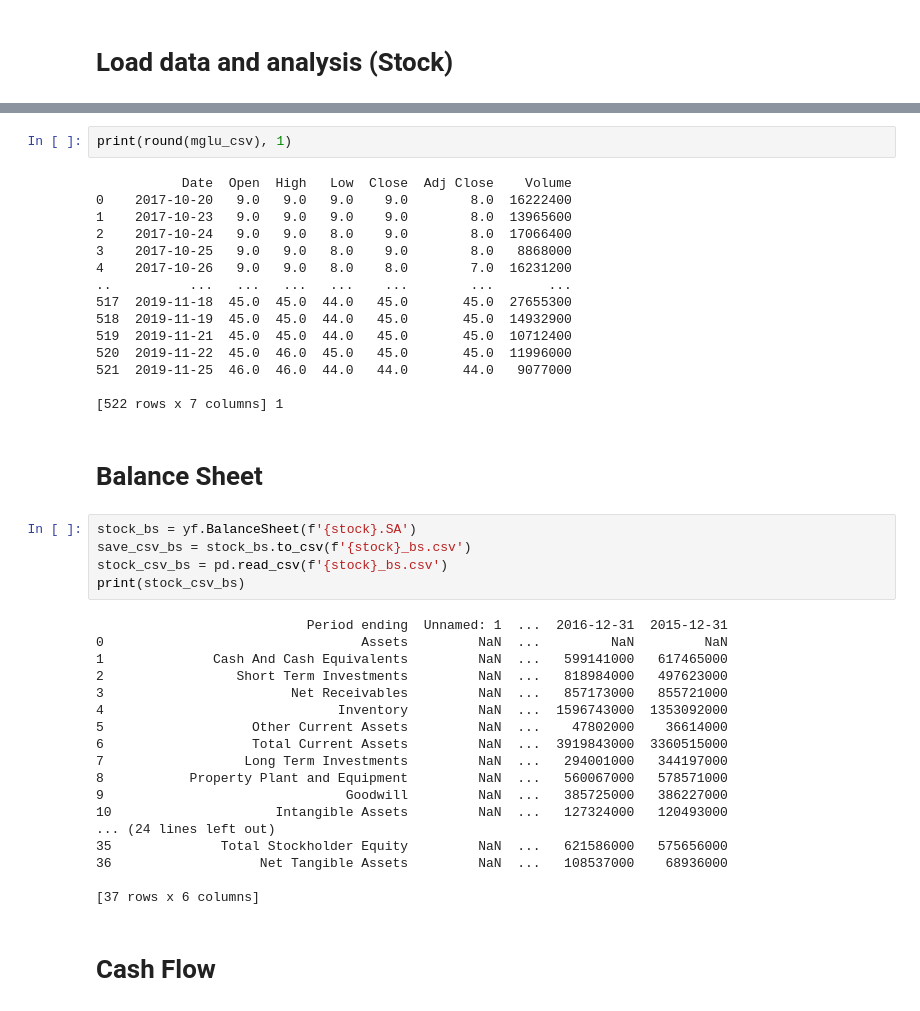
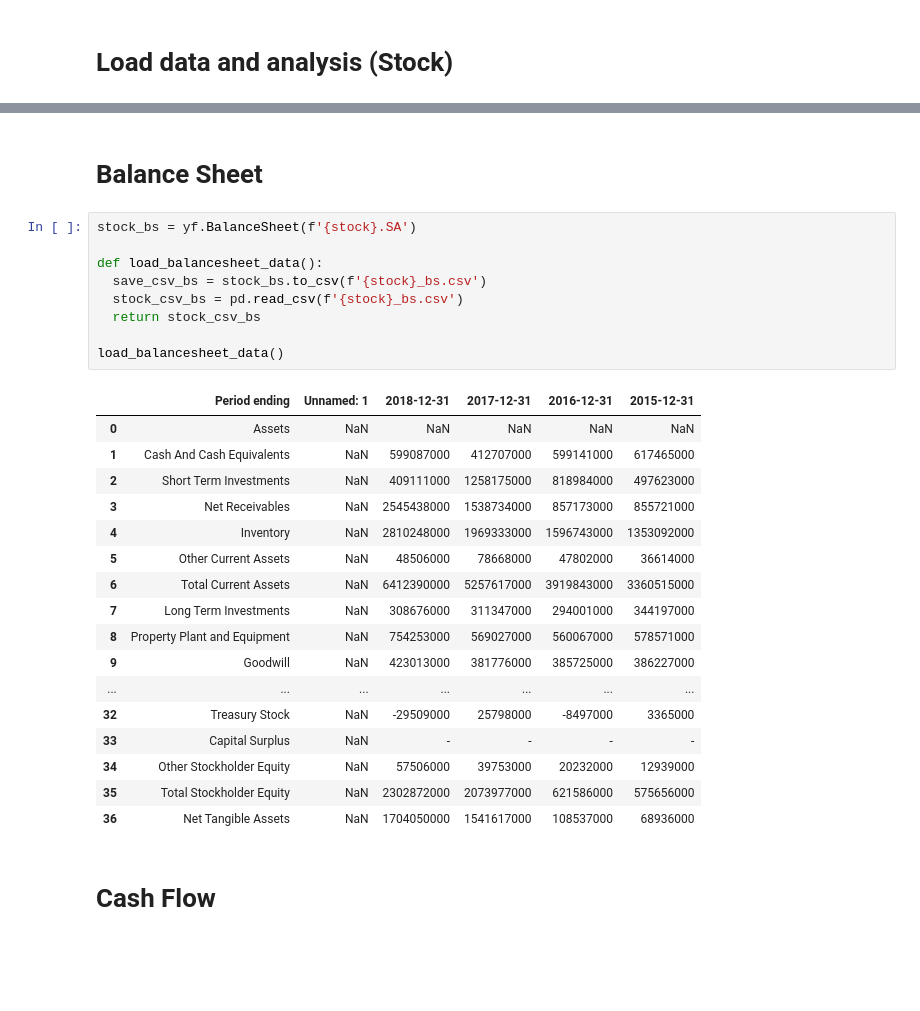
Before and after one commit to scsin/-stock_analysis, a Jupyter notebook: mglu.ipynb, the cells around one changed output, grey strips where cells are left out. Cells and saved outputs as stored; diff of their text form; blank space fills up the shorter version.

Commit message:
update def mglu3

```diff
--- a/mglu.ipynb
+++ b/mglu.ipynb
@@ -88,45 +78,32 @@ max     48.1   48.8   44.9   47.2       47.2  90320800.0
-# %%
-print(round(mglu_csv), 1)
-# %% [output]
-           Date  Open  High   Low  Close  Adj Close    Volume
-0    2017-10-20   9.0   9.0   9.0    9.0        8.0  16222400
-1    2017-10-23   9.0   9.0   9.0    9.0        8.0  13965600
-2    2017-10-24   9.0   9.0   8.0    9.0        8.0  17066400
-3    2017-10-25   9.0   9.0   8.0    9.0        8.0   8868000
-4    2017-10-26   9.0   9.0   8.0    8.0        7.0  16231200
-..          ...   ...   ...   ...    ...        ...       ...
-517  2019-11-18  45.0  45.0  44.0   45.0       45.0  27655300
-518  2019-11-19  45.0  45.0  44.0   45.0       45.0  14932900
-519  2019-11-21  45.0  45.0  44.0   45.0       45.0  10712400
-520  2019-11-22  45.0  46.0  45.0   45.0       45.0  11996000
-521  2019-11-25  46.0  46.0  44.0   44.0       44.0   9077000
-
-[522 rows x 7 columns] 1
 # %% [markdown]
 # Balance Sheet
 # %%
 stock_bs = yf.BalanceSheet(f'{stock}.SA')
-save_csv_bs = stock_bs.to_csv(f'{stock}_bs.csv')
-stock_csv_bs = pd.read_csv(f'{stock}_bs.csv')
-print(stock_csv_bs)
+
+def load_balancesheet_data():
+  save_csv_bs = stock_bs.to_csv(f'{stock}_bs.csv')
+  stock_csv_bs = pd.read_csv(f'{stock}_bs.csv')
+  return stock_csv_bs
+
+load_balancesheet_data()
 # %% [output]
-                           Period ending  Unnamed: 1  ...  2016-12-31  2015-12-31
-0                                 Assets         NaN  ...         NaN         NaN
-1              Cash And Cash Equivalents         NaN  ...   599141000   617465000
-2                 Short Term Investments         NaN  ...   818984000   497623000
-3                        Net Receivables         NaN  ...   857173000   855721000
-4                              Inventory         NaN  ...  1596743000  1353092000
-5                   Other Current Assets         NaN  ...    47802000    36614000
-6                   Total Current Assets         NaN  ...  3919843000  3360515000
-7                  Long Term Investments         NaN  ...   294001000   344197000
-8           Property Plant and Equipment         NaN  ...   560067000   578571000
-9                               Goodwill         NaN  ...   385725000   386227000
-10                     Intangible Assets         NaN  ...   127324000   120493000
-... (24 lines left out)
-35              Total Stockholder Equity         NaN  ...   621586000   575656000
-36                   Net Tangible Assets         NaN  ...   108537000    68936000
-
-[37 rows x 6 columns]
+|  | Period ending | Unnamed: 1 | 2018-12-31 | 2017-12-31 | 2016-12-31 | 2015-12-31 |
+| 0 | Assets | NaN | NaN | NaN | NaN | NaN |
+| 1 | Cash And Cash Equivalents | NaN | 599087000 | 412707000 | 599141000 | 617465000 |
+| 2 | Short Term Investments | NaN | 409111000 | 1258175000 | 818984000 | 497623000 |
+| 3 | Net Receivables | NaN | 2545438000 | 1538734000 | 857173000 | 855721000 |
+| 4 | Inventory | NaN | 2810248000 | 1969333000 | 1596743000 | 1353092000 |
+| 5 | Other Current Assets | NaN | 48506000 | 78668000 | 47802000 | 36614000 |
+| 6 | Total Current Assets | NaN | 6412390000 | 5257617000 | 3919843000 | 3360515000 |
+| 7 | Long Term Investments | NaN | 308676000 | 311347000 | 294001000 | 344197000 |
+| 8 | Property Plant and Equipment | NaN | 754253000 | 569027000 | 560067000 | 578571000 |
+| 9 | Goodwill | NaN | 423013000 | 381776000 | 385725000 | 386227000 |
+| ... | ... | ... | ... | ... | ... | ... |
+| 32 | Treasury Stock | NaN | -29509000 | 25798000 | -8497000 | 3365000 |
+| 33 | Capital Surplus | NaN | - | - | - | - |
+| 34 | Other Stockholder Equity | NaN | 57506000 | 39753000 | 20232000 | 12939000 |
+| 35 | Total Stockholder Equity | NaN | 2302872000 | 2073977000 | 621586000 | 575656000 |
+| 36 | Net Tangible Assets | NaN | 1704050000 | 1541617000 | 108537000 | 68936000 |
 # %% [markdown]
 # Cash Flow
 # %%
```
Also changed, not shown: parts of 7 cells of this notebook.
